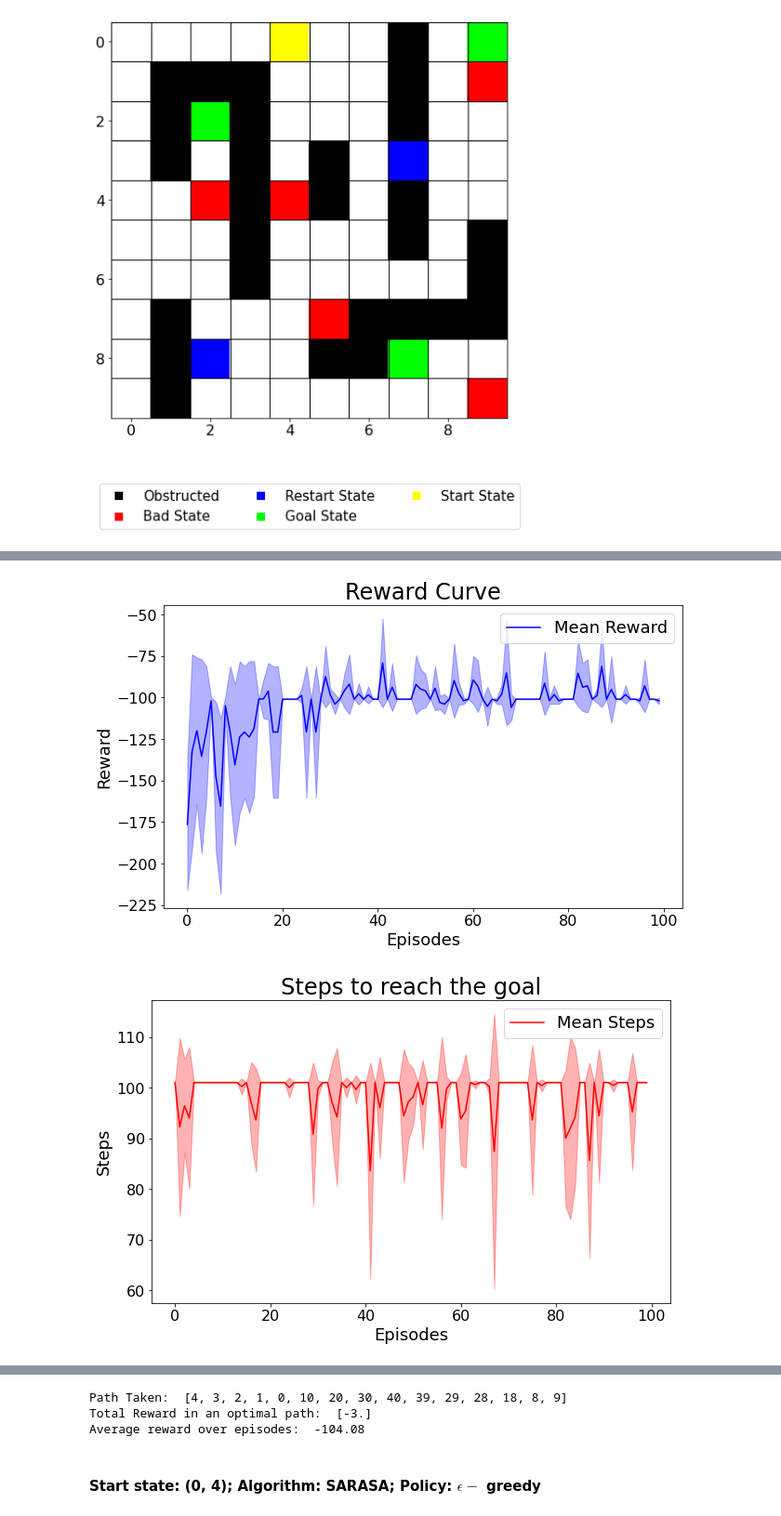
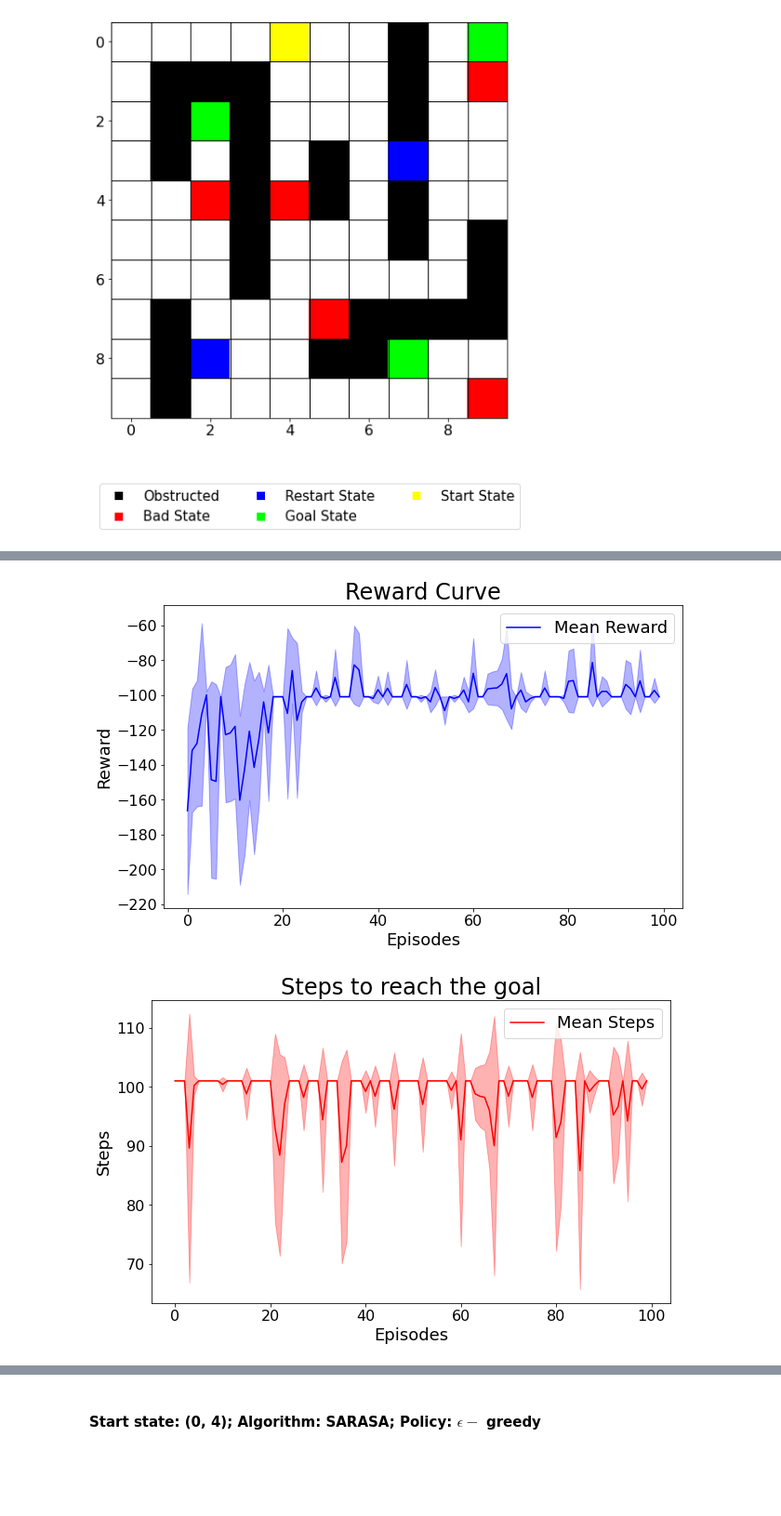
Before and after one commit to nishant-sahoo/RL_Assignments, a Jupyter notebook: Programming Assignments/PA1/notebook.ipynb, the cells around one changed output, grey strips where cells are left out. Shown at 93% size. Drawn from its saved outputs; the diff is of its cells as text; code cells hidden in the pictures; blank space fills up the shorter version.

```diff
--- a/Programming Assignments/PA1/notebook.ipynb
+++ b/Programming Assignments/PA1/notebook.ipynb
@@ -501,7 +501,7 @@ def hyperparameter_tuning(env, algo, alphas, gammas, epsilons, taus, policy=None
 ## Experiments
 # %%
 alphas = [0.01, 0.05, 0.10, 0.20]
-gammas = [0.80, 0.90, 0.95, 1.0]
+gammas = [0.80, 0.90, 0.95, 0.99]
 epsilons = [0.01, 0.10, 0.20]
 taus = [0.01, 0.10, 0.20]
 # %% [markdown]
@@ -574,18 +574,15 @@ Average reward over episodes:  -95.43996
 # %%
 """
 Experiment for 100 episodes
 Objective: To understand the initial learning
 """
 sarsa = SARSA(env=env, alpha=alpha, gamma=gamma, epsilon=epsilon, tau=tau, num_episodes=100, num_runs=num_runs, policy='softmax')
 Q, rewards, steps, state_visits = sarsa.train()
 
 plot = Plot(env, rewards, steps, state_visits, Q, save=True, exp="100-episodes/1.1.1.1")
 
 plot.reward()
 plot.steps_to_goal()
-plot.state_visit_count()
-plot.Q_values()
-plot.optimal_path()
 # %% [output]
-[figure, old version]
+[figure, new version]
-[figure, old version]
+[figure, new version]
@@ -595,6 +589,3 @@ plot.optimal_path()
-Path Taken:  [4, 3, 2, 1, 0, 10, 20, 30, 40, 39, 29, 28, 18, 8, 9]
-Total Reward in an optimal path:  [-3.]
-Average reward over episodes:  -104.08
 # %% [markdown]
 #### Start state: (0, 4); Algorithm: SARASA; Policy: $\epsilon - $ greedy
 # %%
```
Also changed, not shown: parts of 27 cells of this notebook, 17 other files.
